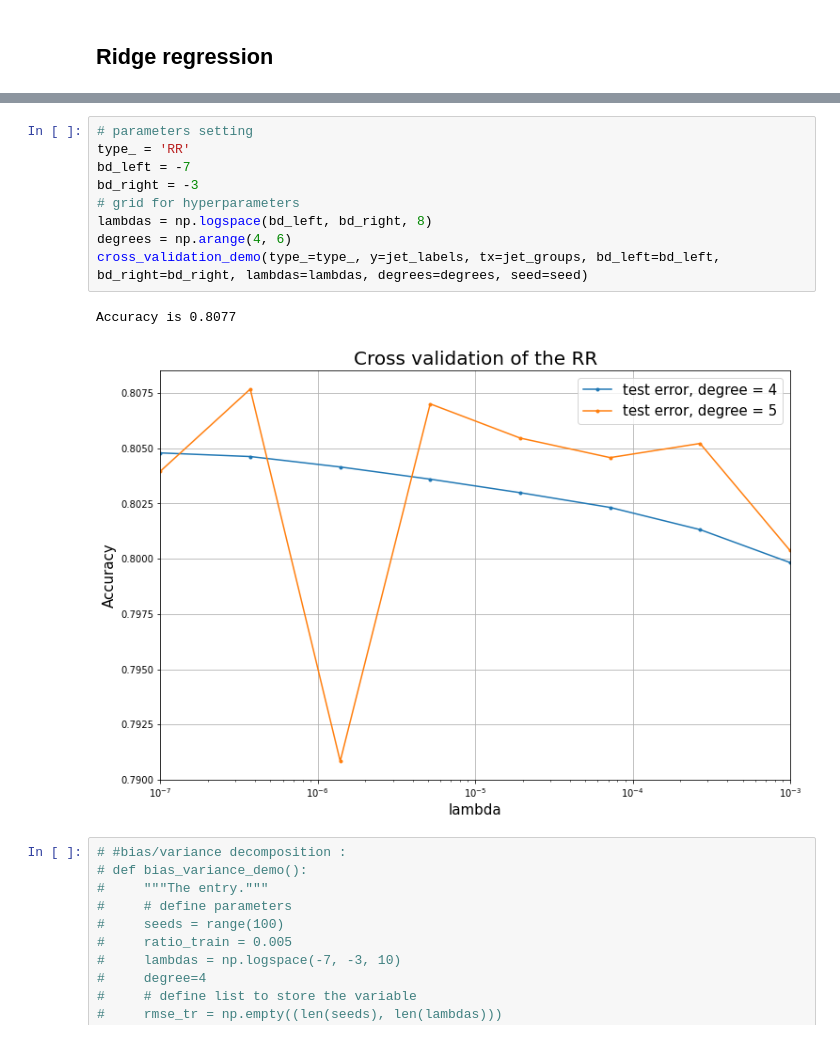
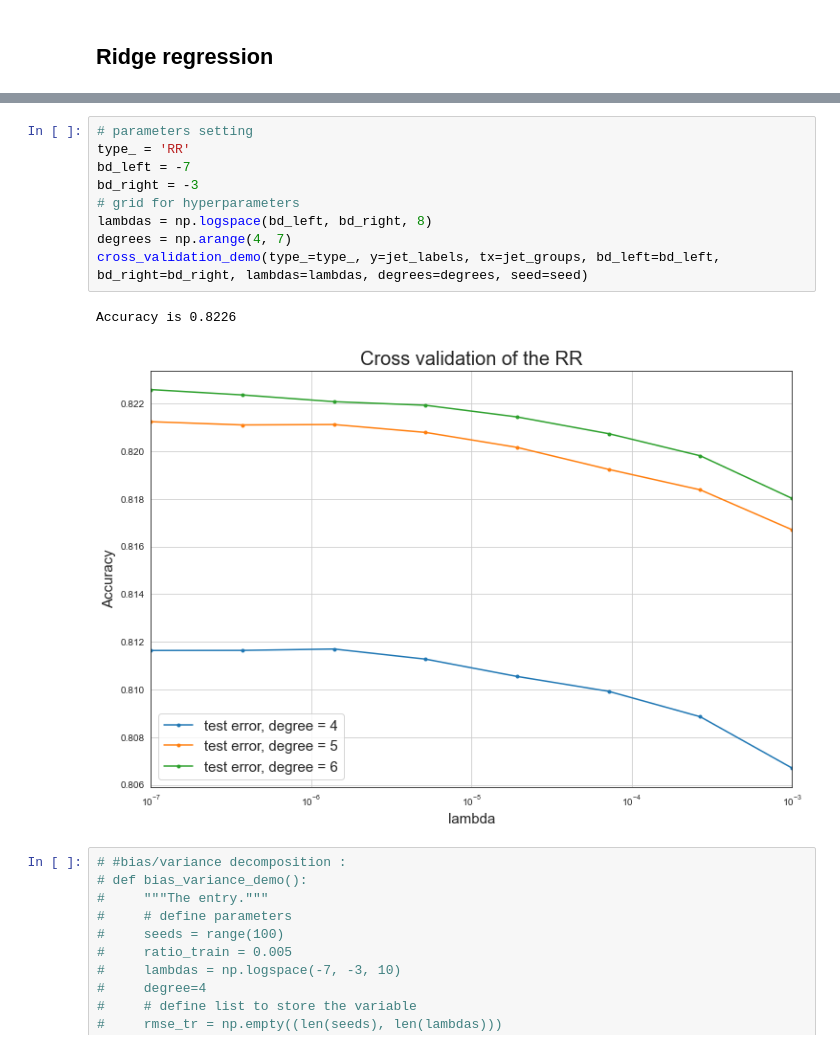
Before and after one commit to SonyaBlinova/ml-project-1-SES, a Jupyter notebook: project1.ipynb, the cells around one changed output, grey strips where cells are left out. Drawn from its saved outputs; the diff is of its cells as text.

```diff
--- a/project1.ipynb
+++ b/project1.ipynb
@@ -161,15 +167,15 @@ accuracy : 0.7585648287034259
 # %%
 # parameters setting
 type_ = 'RR'
 bd_left = -7
 bd_right = -3
 # grid for hyperparameters
 lambdas = np.logspace(bd_left, bd_right, 8)
-degrees = np.arange(4, 6)
+degrees = np.arange(4, 7)
 cross_validation_demo(type_=type_, y=jet_labels, tx=jet_groups, bd_left=bd_left, bd_right=bd_right, lambdas=lambdas, degrees=degrees, seed=seed)
 # %% [output]
-Accuracy is 0.8077
+Accuracy is 0.8226
-[figure, old version]
+[figure, new version]
 # %%
 # #bias/variance decomposition :
 # def bias_variance_demo():
```
Also changed, not shown: parts of 13 cells of this notebook, 1 other file.
